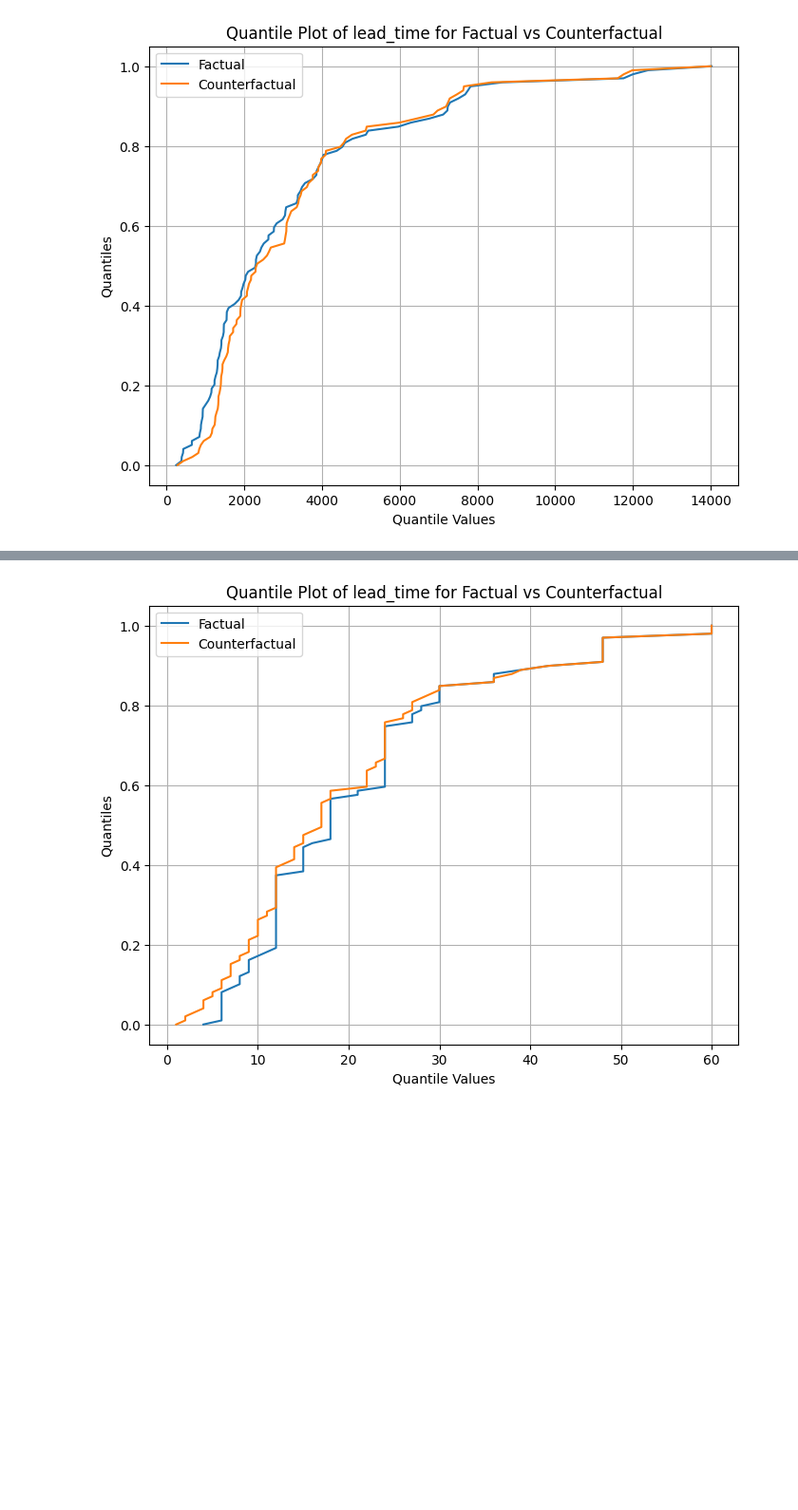
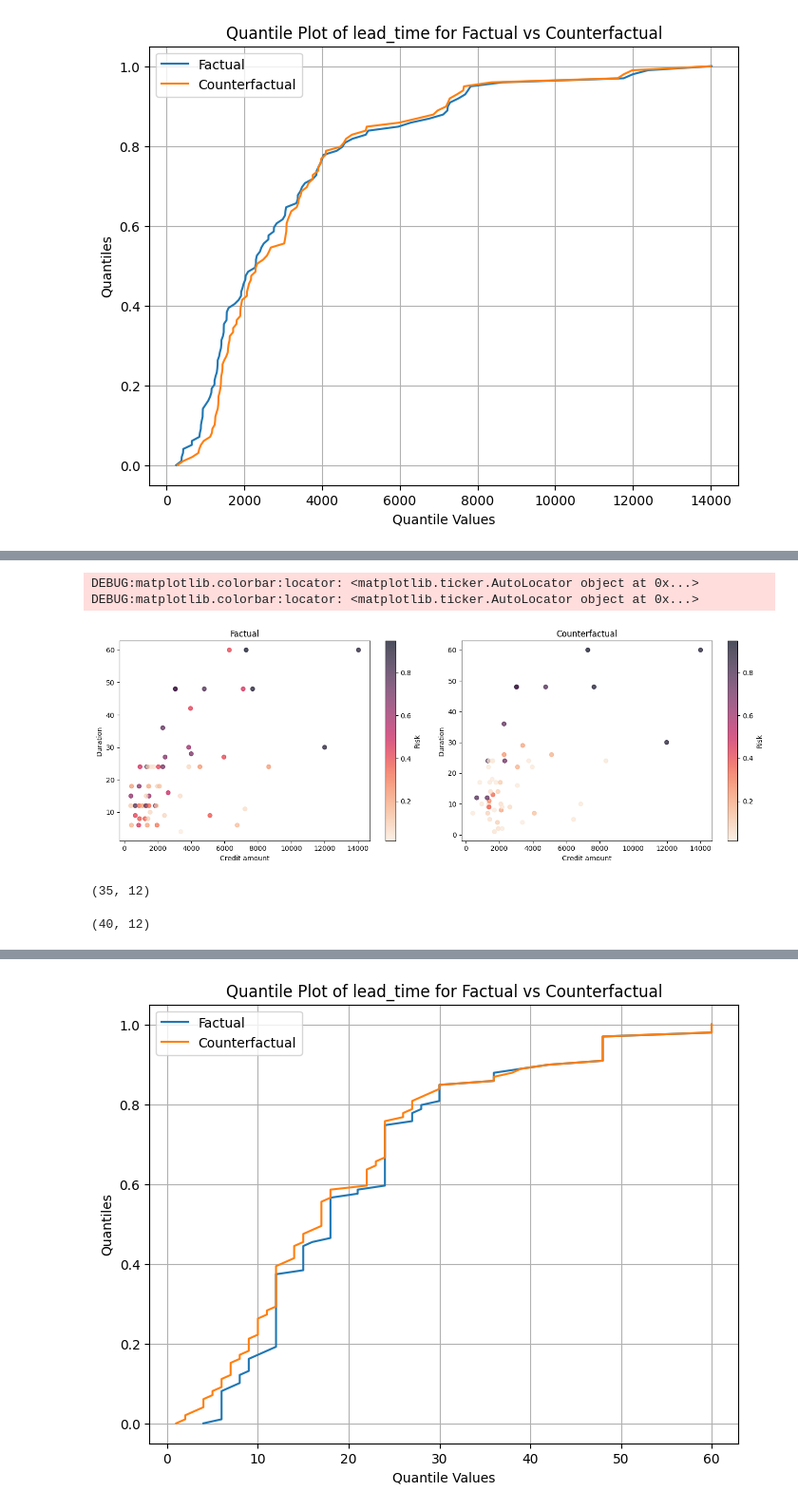
Before and after one commit to youlei202/distributional-counterfactual-explanation, a Jupyter notebook: analysis_german_credit.ipynb, the cells around one changed output, grey strips where cells are left out. Shown at 95% size. Saved outputs shown, nothing was run; the diff lists cells and outputs as text; code cells hidden in the pictures; blank space fills up the shorter version.

```diff
--- a/analysis_german_credit.ipynb
+++ b/analysis_german_credit.ipynb
@@ -107,0 +345,41 @@ Risk High credit amount: 0.4563758389261745
+# %%
+def colorful_scatter(df, x, y, color_col, title, ax):
+    scatter = ax.scatter(df[x], df[y], alpha=0.7, c=df[color_col], cmap='rocket_r')
+
+    # Adding colorbar to show the scale
+    plt.colorbar(scatter, ax=ax, label=color_col)
+
+    # Adding labels and title
+    ax.set_xlabel(x)
+    ax.set_ylabel(y)
+    ax.set_title(title)
+
+fig, (ax1, ax2) = plt.subplots(1, 2, figsize=(14, 5))  # Create 1 row, 2 columns of subplots
+
+# Assuming 'df' is your DataFrame and it already contains the columns 'Credit amount', 'Duration', and 'Risk'
+# Call the function with the respective axes object
+colorful_scatter(factual[factual['Saving accounts']=='little'], 'Credit amount', 'Duration', 'Risk', 'Factual', ax1)
+colorful_scatter(counterfactual[counterfactual['Saving accounts']=='little'], 'Credit amount', 'Duration', 'Risk', 'Counterfactual', ax2)
+
+plt.tight_layout()  # Adjust the layout
+plt.show()
+# %% [output]
+DEBUG:matplotlib.colorbar:locator: <matplotlib.ticker.AutoLocator object at 0x...>
+DEBUG:matplotlib.colorbar:locator: <matplotlib.ticker.AutoLocator object at 0x...>
+[figure, added]
+# %%
+factual[
+    (factual['Credit amount']>=1000) & (factual['Credit amount']<=5000)
+  & (factual['Duration']>=0) & (factual['Duration']<=35)
+  & (factual['Age']>=30) & (factual['Age']<=50)
+].shape
+# %% [output]
+(35, 12)
+# %%
+counterfactual[
+    (counterfactual['Credit amount']>=1000) & (counterfactual['Credit amount']<=5000)
+  & (counterfactual['Duration']>=0) & (counterfactual['Duration']<=35)
+  & (counterfactual['Age']>=30) & (counterfactual['Age']<=50)
+].shape
+# %% [output]
+(40, 12)
```
Also changed, not shown: parts of 33 cells of this notebook, 2 other files.
